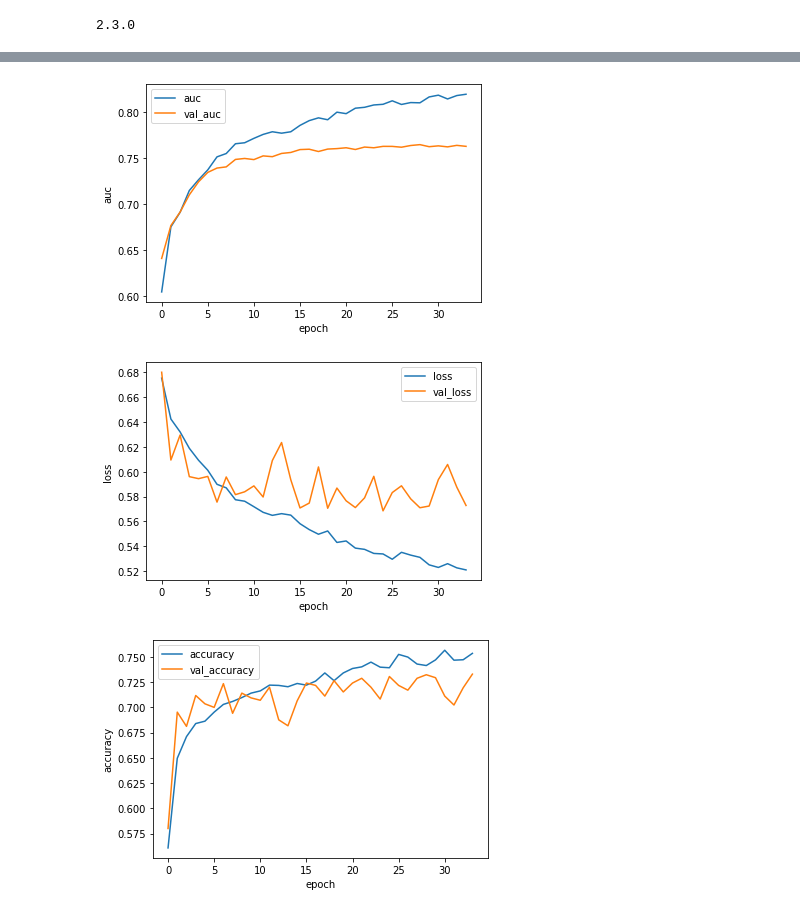
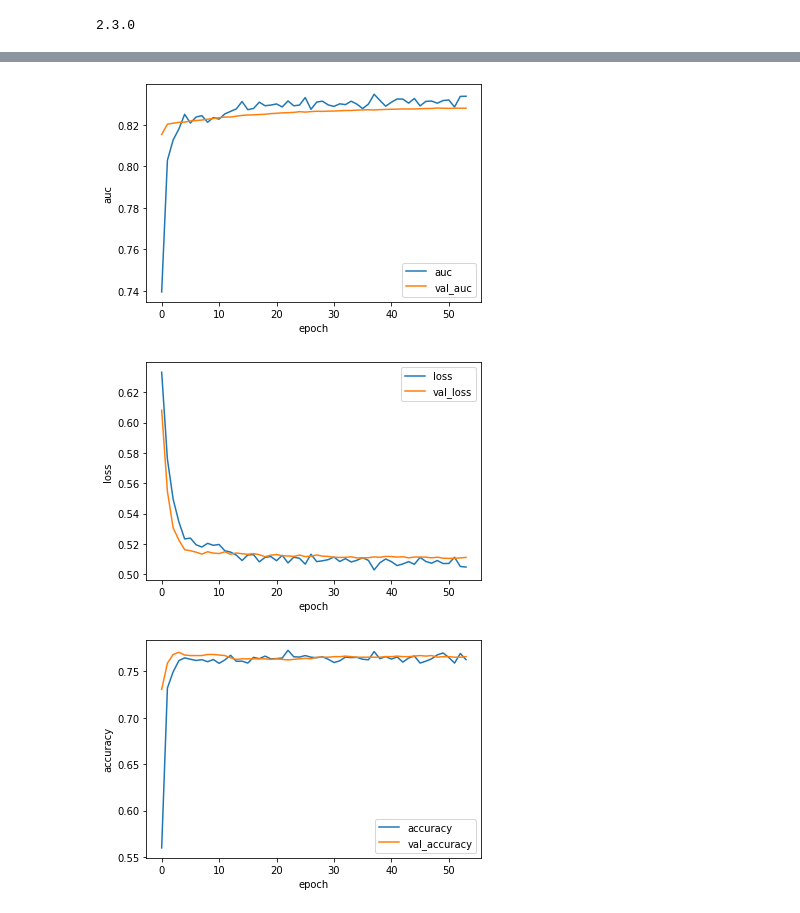
Before and after one commit to jherberg462/hatefulmemes, a Jupyter notebook: two_input_model.ipynb, the cells around one changed output, grey strips where cells are left out. Cells and saved outputs as stored; diff of their text form; code cells hidden in the pictures.

```diff
--- a/two_input_model.ipynb
+++ b/two_input_model.ipynb
@@ -581,0 +667,27 @@ Epoch 34/250
+# %%
+with strategy.scope():
+    inp1 = layers.Input(params['caption_text_input_length'])
+    inp2 = layers.Input(params['meme_text_length'])
+    layers_to_concatenate = list()
+    for model in model_dict:
+        model_dict[model]['model_path'] = model_dict[model]['model_no_last_layer']((inp1, inp2))
+        model_dict[model]['model_path'] = layers.Dropout(0.3)(model_dict[model]['model_path'])
+        layers_to_concatenate.append(model_dict[model]['model_path'])
+    x = layers.Concatenate()(layers_to_concatenate) #Concatenate
+    x = layers.Dense(1, activation='sigmoid')(x)
+    model = keras.Model([inp1, inp2], x)
+    metrics = [
+            keras.metrics.TruePositives(name='tp'),
+        #           keras.metrics.FalsePositives(name='fp'),
+        #           keras.metrics.TrueNegatives(name='tn'),
+            keras.metrics.FalseNegatives(name='fn'),
+            keras.metrics.BinaryAccuracy(name='accuracy'),
+        #           keras.metrics.Precision(name='precision'),
+        #           keras.metrics.Recall(name='recall'),
+            keras.metrics.AUC(name='auc'),
+        ]
+    schedule = tf.keras.optimizers.schedules.ExponentialDecay(0.0003, 27 *8, 0.75) #10 *3
+    model.compile(
+        optimizer=tf.keras.optimizers.Adam(schedule),
+        loss = tf.keras.losses.BinaryCrossentropy(label_smoothing = 0.01),
+        metrics=metrics)
@@ -582,5 +714,14 @@ Epoch 34/250
+# %%
+history = model.fit(x=(ds[0]),
+                    y=ds[1],
+                    validation_split=0.2,
+                    epochs=250,
+                    class_weight=class_weights,
+                    callbacks=[early_stopping],
+                    steps_per_epoch=27,
+                    verbose=0)
 # %%
-def plot_metric(metric1, metric2, ylabel):
+def plot_metric(history, metric1, metric2, ylabel):
     plt.plot(history.history[metric1], label=metric1)
     plt.plot(history.history[metric2], label=metric2)
     plt.ylabel(ylabel)
@@ -588,13 +729,13 @@ def plot_metric(metric1, metric2, ylabel):
     plt.legend()
     plt.show()
 # %%
-plot_metric('auc', 'val_auc', 'auc')
-plot_metric('loss', 'val_loss', 'loss')
-plot_metric('accuracy', 'val_accuracy', 'accuracy')
+plot_metric(history, 'auc', 'val_auc', 'auc')
+plot_metric(history, 'loss', 'val_loss', 'loss')
+plot_metric(history, 'accuracy', 'val_accuracy', 'accuracy')
 # %% [output]
-[figure, old version]
+[figure, new version]
-[figure, old version]
+[figure, new version]
-[figure, old version]
+[figure, new version]
 # %%
 max(history.history['val_auc'])
 # %% [output]
```
Also changed, not shown: parts of 15 cells of this notebook.
